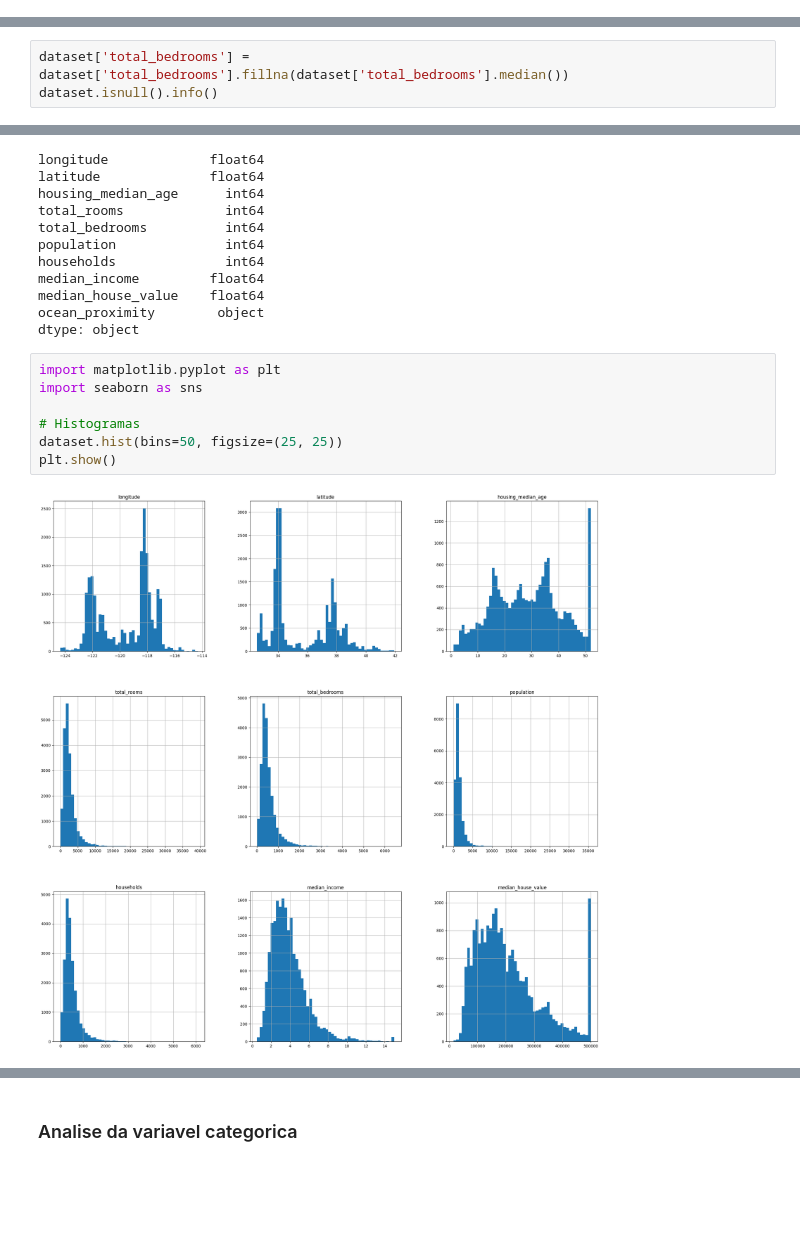
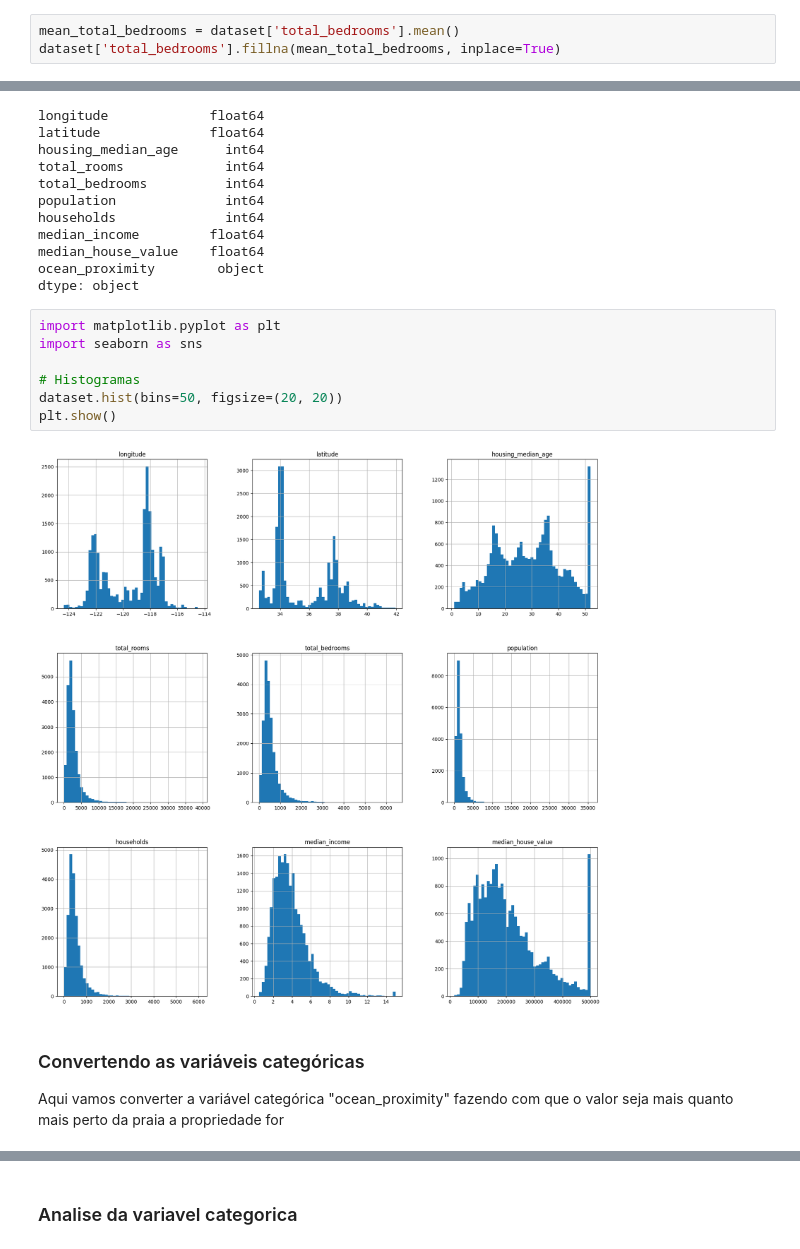
Before and after one commit to lucianostegun/fiap-mba-dts, a Jupyter notebook: Data Processing with Python/Final assassement/Trabalho_EDA_Python.ipynb, the cells around one changed output, grey strips where cells are left out. Drawn from its saved outputs; the diff is of its cells as text; blank space fills up the shorter version.

```diff
--- a/Data Processing with Python/Final assassement/Trabalho_EDA_Python.ipynb
+++ b/Data Processing with Python/Final assassement/Trabalho_EDA_Python.ipynb
@@ -47 +53,4 @@ memory usage: 201.7 KB
+# %%
+mean_total_bedrooms = dataset['total_bedrooms'].mean()
+dataset['total_bedrooms'].fillna(mean_total_bedrooms, inplace=True)
 # %% [markdown]
@@ -49,3 +57,0 @@ memory usage: 201.7 KB
-# %%
-dataset['total_bedrooms'] = dataset['total_bedrooms'].fillna(dataset['total_bedrooms'].median())
-dataset.isnull().info()
@@ -106,9 +114,12 @@ dtype: object
 # %%
 import matplotlib.pyplot as plt
 import seaborn as sns
 
 # Histogramas
-dataset.hist(bins=50, figsize=(25, 25))
+dataset.hist(bins=50, figsize=(20, 20))
 plt.show()
 # %% [output]
-[figure, old version]
+[figure, new version]
+# %% [markdown]
+### Convertendo as variáveis categóricas
+Aqui vamos converter a variável categórica "ocean_proximity" fazendo com que o valor seja mais quanto mais perto da praia a propriedade for
```
Also changed, not shown: parts of 19 cells of this notebook, 16 other files.
